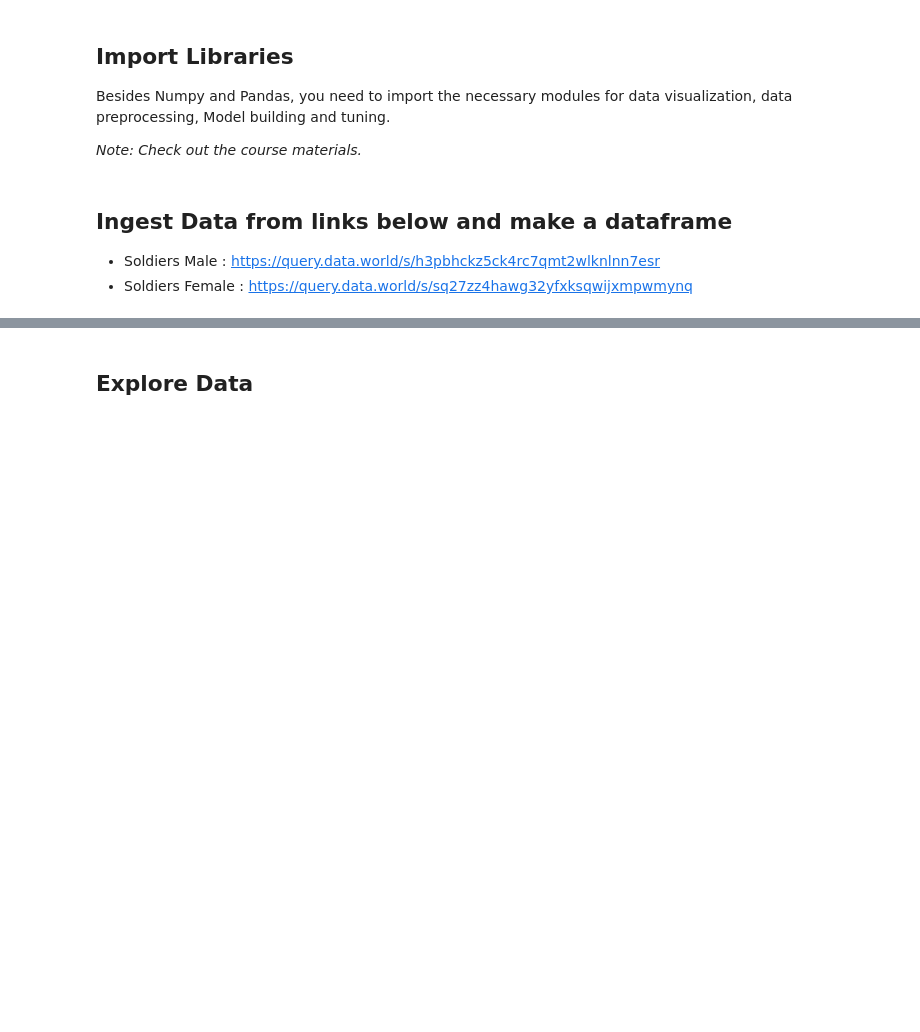
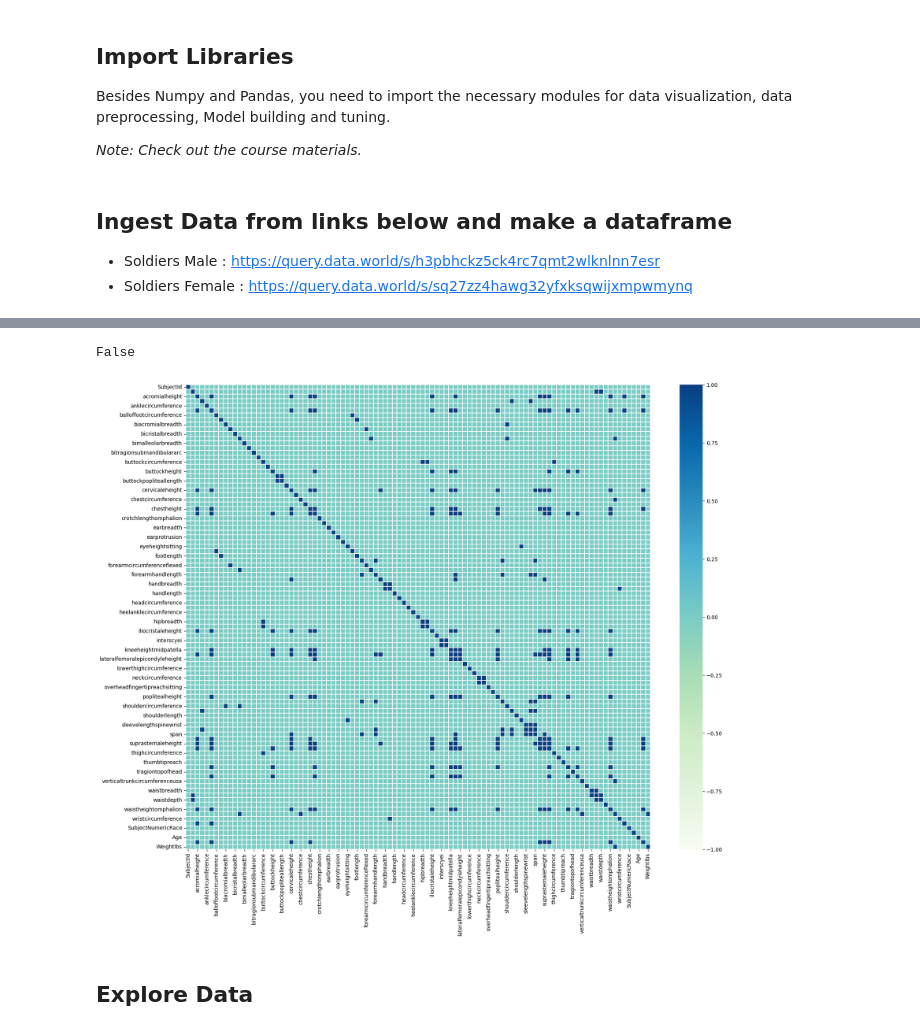
Before and after one commit to 0xArwa/soldier-race-prediction, a Jupyter notebook: Race Prediction/soldier_race_project_students.ipynb, the cells around one changed output, grey strips where cells are left out. Saved outputs shown, nothing was run; the diff lists cells and outputs as text; code cells hidden in the pictures; blank space fills up the shorter version.

```diff
--- a/Race Prediction/soldier_race_project_students.ipynb
+++ b/Race Prediction/soldier_race_project_students.ipynb
@@ -77,0 +91,3 @@ Besides Numpy and Pandas, you need to import the necessary modules for data visu
+# %%
+df1 = pd.read_csv('ANSUR II MALE Public.csv', encoding = 'Latin-1')
+df1.head(1)
@@ -77,0 +98,3 @@ Besides Numpy and Pandas, you need to import the necessary modules for data visu
+# %%
+df2 = pd.read_csv('ANSUR II FEMALE Public.csv', encoding = 'Latin-1')
+df2.head(1)
@@ -77,0 +113,2 @@ Besides Numpy and Pandas, you need to import the necessary modules for data visu
+# %%
+df1.rename(columns={'subjectid': 'SubjectId'}, inplace=True)
@@ -77,0 +119,2 @@ Besides Numpy and Pandas, you need to import the necessary modules for data visu
+# %%
+df = pd.concat([df1, df2], axis = 0)
@@ -78,3 +204,20 @@ Besides Numpy and Pandas, you need to import the necessary modules for data visu
+# %%
+df['DODRace'].equals(df['SubjectNumericRace'])
+# %% [output]
+False
+# %%
+plt.figure(figsize=(20, 16))
+sns.heatmap(df.corr(numeric_only=True) > 0.9,
+            vmin=-1,
+            vmax= 1,
+            cmap= 'GnBu',
+            linewidths=.12,
+            linecolor='white',
+            fmt='.2g',
+            center = 0,
+            square=True);
+# %% [output]
+[figure, added]
 # %% [markdown]
 ## Explore Data
 # %%
```
Also changed, not shown: parts of 18 cells of this notebook, 1 other file.
